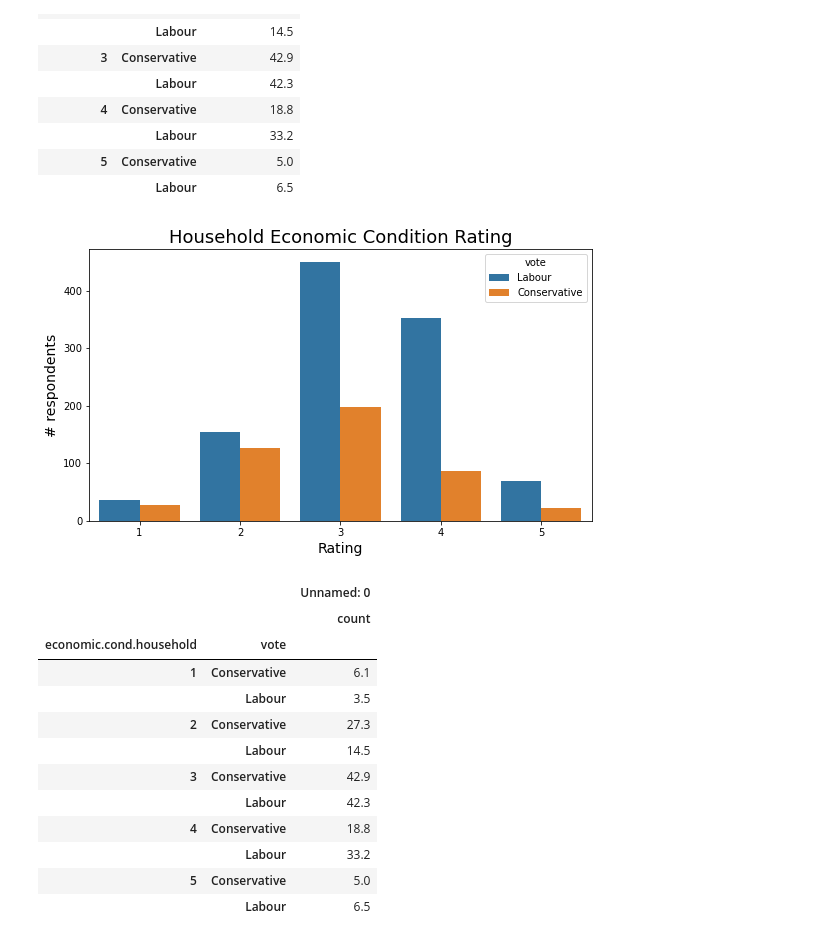
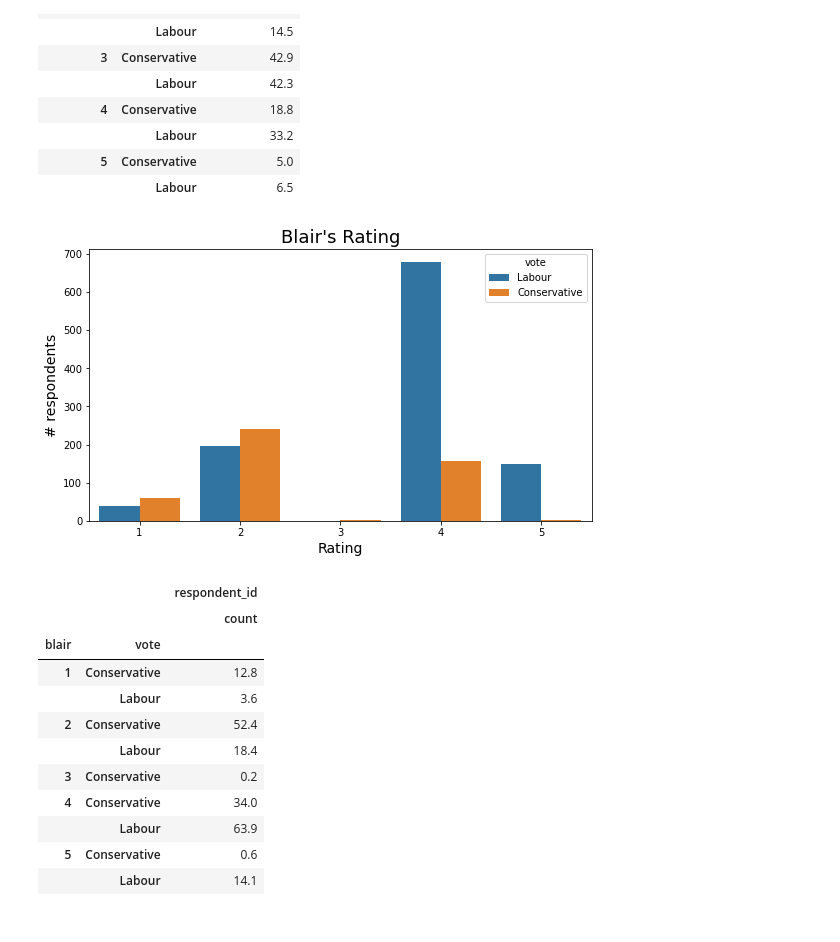
Before and after one commit to sarang-manohar/hogwarts, a Jupyter notebook: academia/machineLearning/code/machine-learning_election-data.ipynb, the cells around one changed output. Drawn from its saved outputs; the diff is of its cells as text; code cells hidden in the pictures.

```diff
--- a/academia/machineLearning/code/machine-learning_election-data.ipynb
+++ b/academia/machineLearning/code/machine-learning_election-data.ipynb
@@ -130,24 +147,21 @@ display(round(data[['respondent_id','hh_eco_rat','vote']].groupby(['hh_eco_rat',
 |  | Labour | 6.5 |
 # %%
 fig = plt.subplots(figsize=(9,5))
-sns.countplot(x=data['economic.cond.household'], hue=data['vote'])
-plt.title('Household Economic Condition Rating', fontsize=18); plt.xlabel('Rating', fontsize=14); plt.ylabel('# respondents', fontsize=14);
+sns.countplot(x=data['blair'], hue=data['vote'])
+plt.title("Blair's Rating", fontsize=18); plt.xlabel('Rating', fontsize=14); plt.ylabel('# respondents', fontsize=14);
 plt.show()
+display(round(data[['respondent_id','blair','vote']].groupby(['blair','vote']).agg(['count'])/data[['respondent_id','vote']].groupby(['vote']).agg(['count'])*100,1))
 # %% [output]
-[figure, old version]
+[figure, new version]
+|  |  | respondent_id |
+|  |  | count |
+| blair | vote |  |
+| 1 | Conservative | 12.8 |
+|  | Labour | 3.6 |
+| 2 | Conservative | 52.4 |
+|  | Labour | 18.4 |
+| 3 | Conservative | 0.2 |
+| 4 | Conservative | 34.0 |
+|  | Labour | 63.9 |
+| 5 | Conservative | 0.6 |
+|  | Labour | 14.1 |
-# %%
-round(raw_data[['Unnamed: 0','economic.cond.household','vote']].groupby(['economic.cond.household','vote']).agg(['count'])/raw_data[['Unnamed: 0','vote']].groupby(['vote']).agg(['count'])*100,1)
-# %% [output]
-|  |  | Unnamed: 0 |
-|  |  | count |
-| economic.cond.household | vote |  |
-| 1 | Conservative | 6.1 |
-|  | Labour | 3.5 |
-| 2 | Conservative | 27.3 |
-|  | Labour | 14.5 |
-| 3 | Conservative | 42.9 |
-|  | Labour | 42.3 |
-| 4 | Conservative | 18.8 |
-|  | Labour | 33.2 |
-| 5 | Conservative | 5.0 |
-|  | Labour | 6.5 |
```
Also changed, not shown: parts of 5 cells of this notebook.
